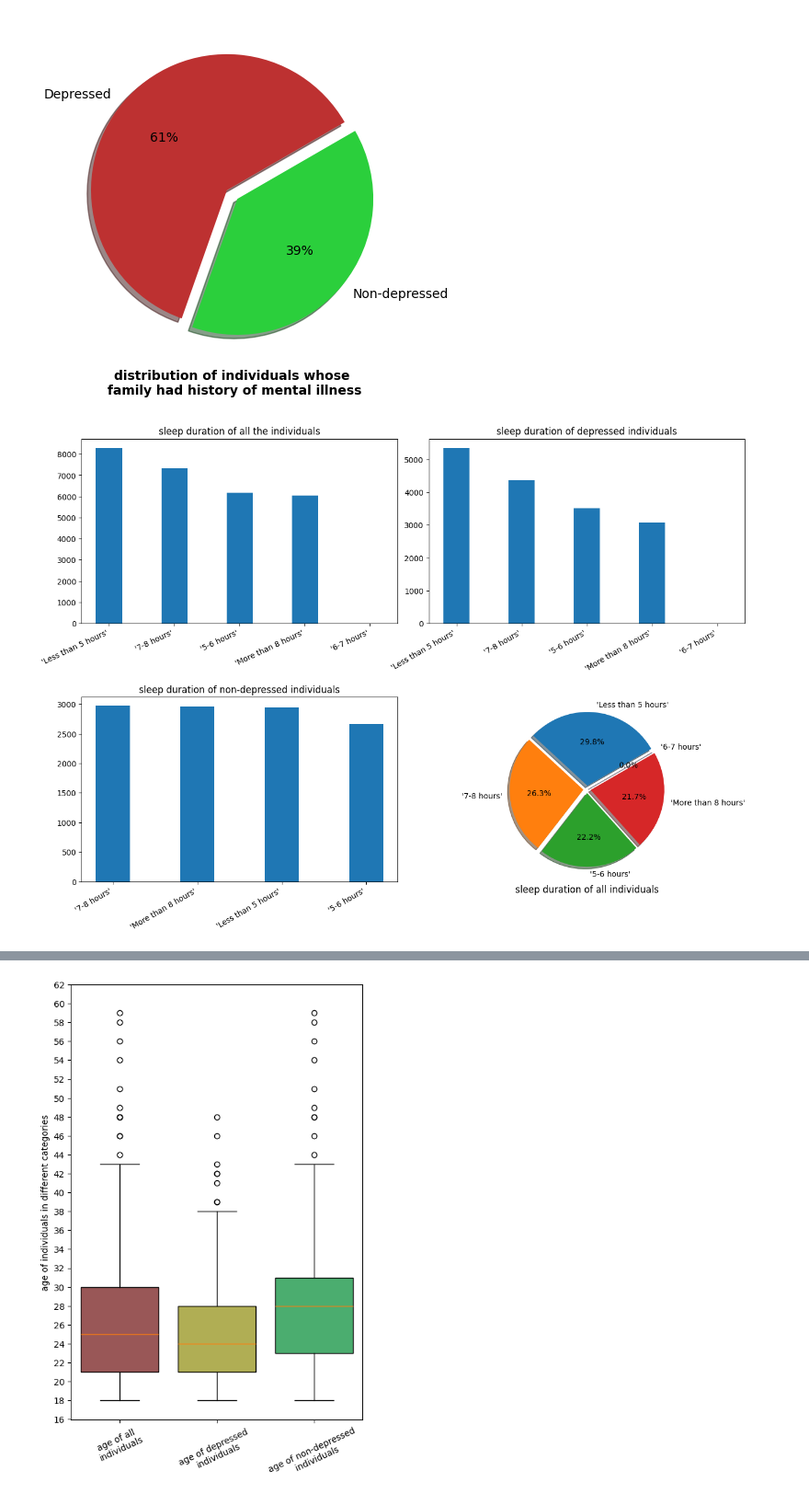
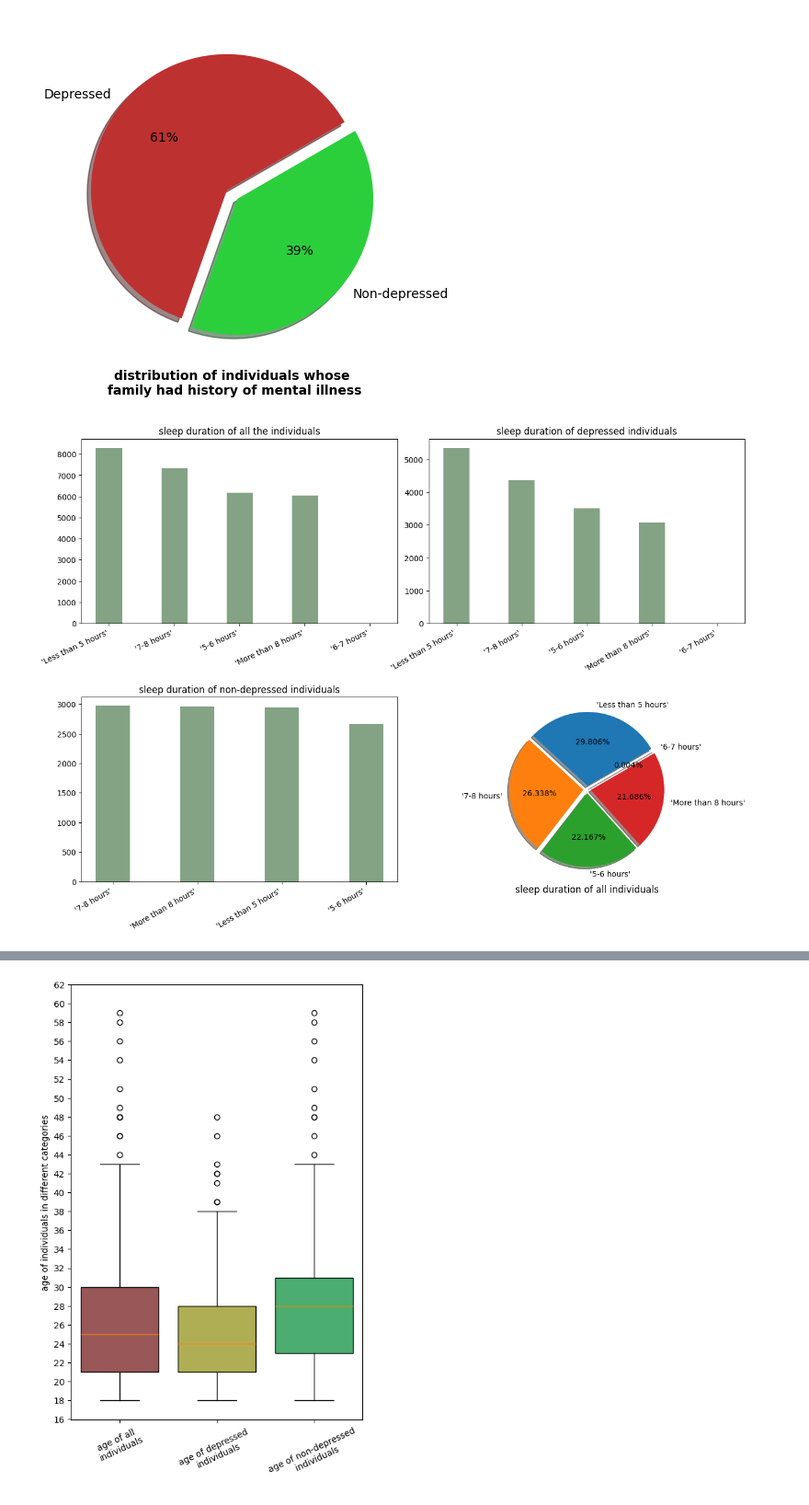
Before and after one commit to gagankumar2488/student_depression_data_analysis, a Jupyter notebook: analysis/analysis_process.ipynb, the cells around one changed output, grey strips where cells are left out. Shown: that part at 92% size. Cells and saved outputs as stored; diff of their text form; code cells hidden in the pictures.

```diff
--- a/analysis/analysis_process.ipynb
+++ b/analysis/analysis_process.ipynb
@@ -71,32 +71,34 @@ plt.show()
 [figure]
 # %%
 fig,axes = plt.subplots(nrows = 2, ncols = 2, figsize=(15, 10))
+colors = (0.2,0.4,0.2,0.6)
+#-----------------------------------------------------------------------------------------------------------------------------
 labels1 = df['Sleep Duration'].value_counts().index
-axes[0,0].bar(labels1, df['Sleep Duration'].value_counts(), width=0.4)
+axes[0,0].bar(labels1, df['Sleep Duration'].value_counts(), width=0.4, color = colors)
 axes[0,0].set_xticks(labels1, labels1, rotation=25, ha='right')
 axes[0,0].tick_params(axis='x', labelsize=10)
 axes[0,0].set_title('sleep duration of all the individuals')
-
+#-----------------------------------------------------------------------------------------------------------------------------
 labels2 = df[df['Depression'] == True]['Sleep Duration'].value_counts().index
-axes[0,1].bar(labels2, df[df['Depression'] == True]['Sleep Duration'].value_counts(), width=0.4)
+axes[0,1].bar(labels2, df[df['Depression'] == True]['Sleep Duration'].value_counts(), width=0.4, color = colors)
 axes[0,1].set_xticks(labels2, labels2, rotation=30, ha='right')
 axes[0,1].tick_params(axis='x', labelsize=10)
 axes[0,1].set_title('sleep duration of depressed individuals')
-
+#-----------------------------------------------------------------------------------------------------------------------------
 labels3 = df[df['Depression'] == False]['Sleep Duration'].value_counts().index
-axes[1,0].bar(labels3, df[df['Depression'] == False]['Sleep Duration'].value_counts(), width=0.4)
+axes[1,0].bar(labels3, df[df['Depression'] == False]['Sleep Duration'].value_counts(), width=0.4, color = colors)
 axes[1,0].set_xticks(labels3, labels3, rotation=30, ha='right')
 axes[1,0].tick_params(axis='x', labelsize=10)
 axes[1,0].set_title('sleep duration of non-depressed individuals')
-
+#-----------------------------------------------------------------------------------------------------------------------------
 explode = (0.05,0.05,0.05,0.05,0.05)
-axes[1,1].pie(df['Sleep Duration'].value_counts(), autopct='%1.1f%%', shadow=True, startangle = 30, labels = labels1,
+axes[1,1].pie(df['Sleep Duration'].value_counts(), autopct='%1.3f%%', shadow=True, startangle = 30, labels = labels1,
               explode = explode )
 axes[1,1].set_xlabel('sleep duration of all individuals',size = 12)
 plt.subplots_adjust(left=0.1, right=0.9, top=0.9, bottom=0.1, wspace=0.1, hspace=0.4)
-
+#-----------------------------------------------------------------------------------------------------------------------------
 plt.show()
 # %% [output]
-[figure, old version]
+[figure, new version]
 # %%
 fig,axes = plt.subplots(nrows = 2, ncols = 2, figsize=(15, 10))
```
Also changed, not shown: parts of 3 cells of this notebook.
